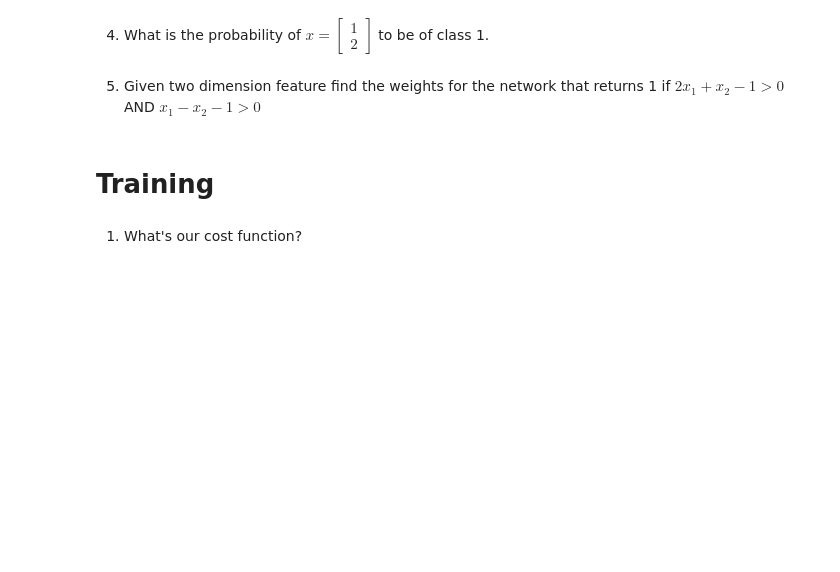
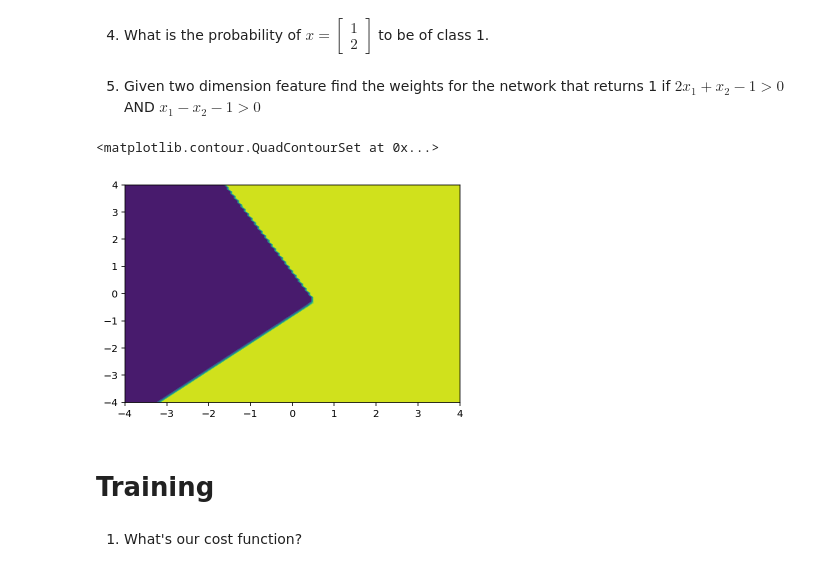
Before and after one commit to muic-pattern-rekt-2018/Exercise8, a Jupyter notebook: Neural Network.ipynb, the cells around one changed output. Drawn from its saved outputs; the diff is of its cells as text; code cells hidden in the pictures; blank space fills up the shorter version.

```diff
--- a/Neural Network.ipynb
+++ b/Neural Network.ipynb
@@ -45,6 +86,30 @@ What does your network look like?
 4) What is the probability of $x = \begin{bmatrix} 1 \\ 2 \end{bmatrix}$ to be of class 1.
 # %% [markdown]
 5) Given two dimension feature find the weights for the network that returns 1 if $2x_1 + x_2 - 1 > 0$ AND $x_1 - x_2 - 1 > 0$
+# %%
+xs = np.linspace(-4, 4, 100)
+ys = np.linspace(-4, 4, 100)
+
+def f(x):
+    w1 = np.array([[20, 10.],[10, -10]])
+    b1 = np.array([[-10], [-10.]])
+    w2 = np.array([[75, 75.]])
+    b2 = np.array([[-100]])
+
+    z1 = w1@x + b1
+    a1 = expit(z1)
+
+    z2 = w2@a1 + b1
+    a2 = expit(z2)
+    return a2[0][0]
+
+Z = np.array([[f(np.array([[x], [y]])) for x in xs] for y in ys])
+
+from matplotlib import pyplot as plt
+plt.contourf(xs, ys, Z)
+# %% [output]
+<matplotlib.contour.QuadContourSet at 0x...>
+[figure, added]
 # %% [markdown]
 # Training
 # %% [markdown]
```
Also changed, not shown: parts of 6 cells of this notebook.
